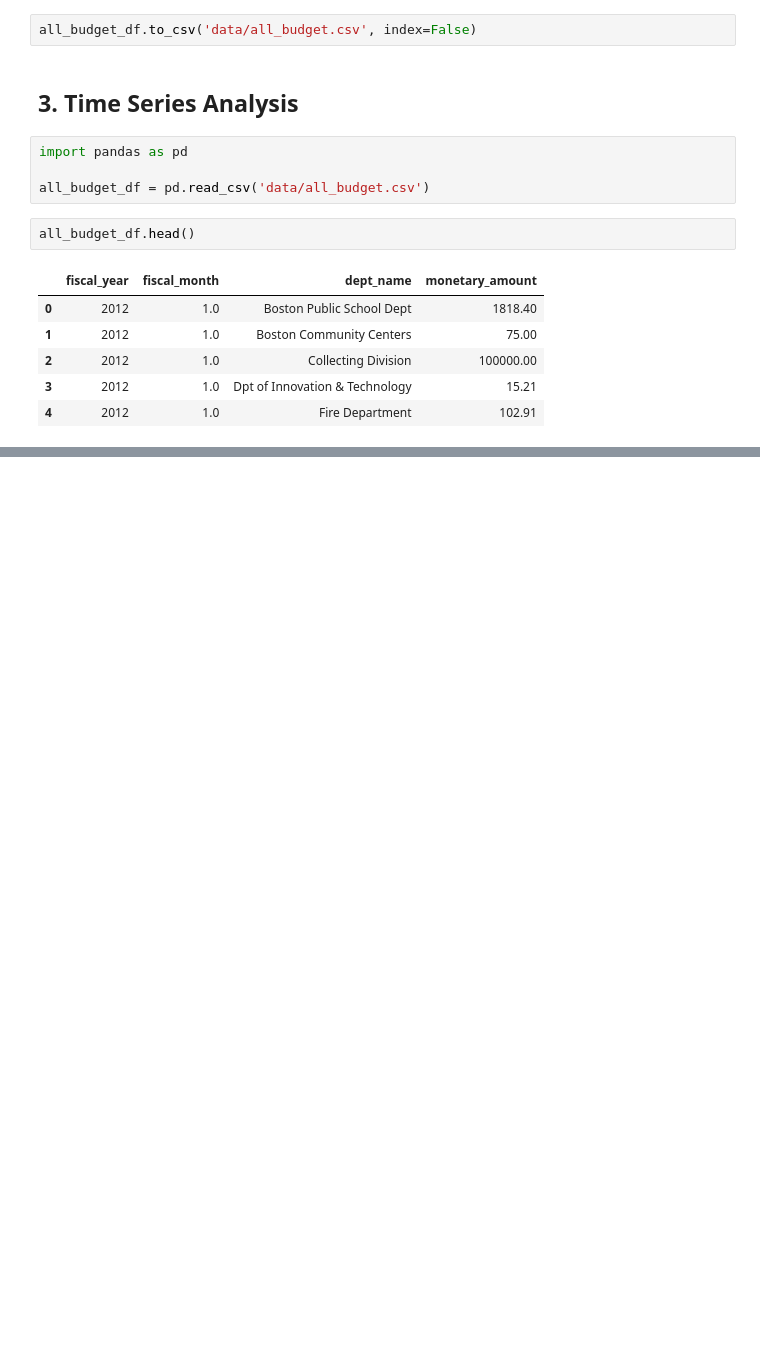
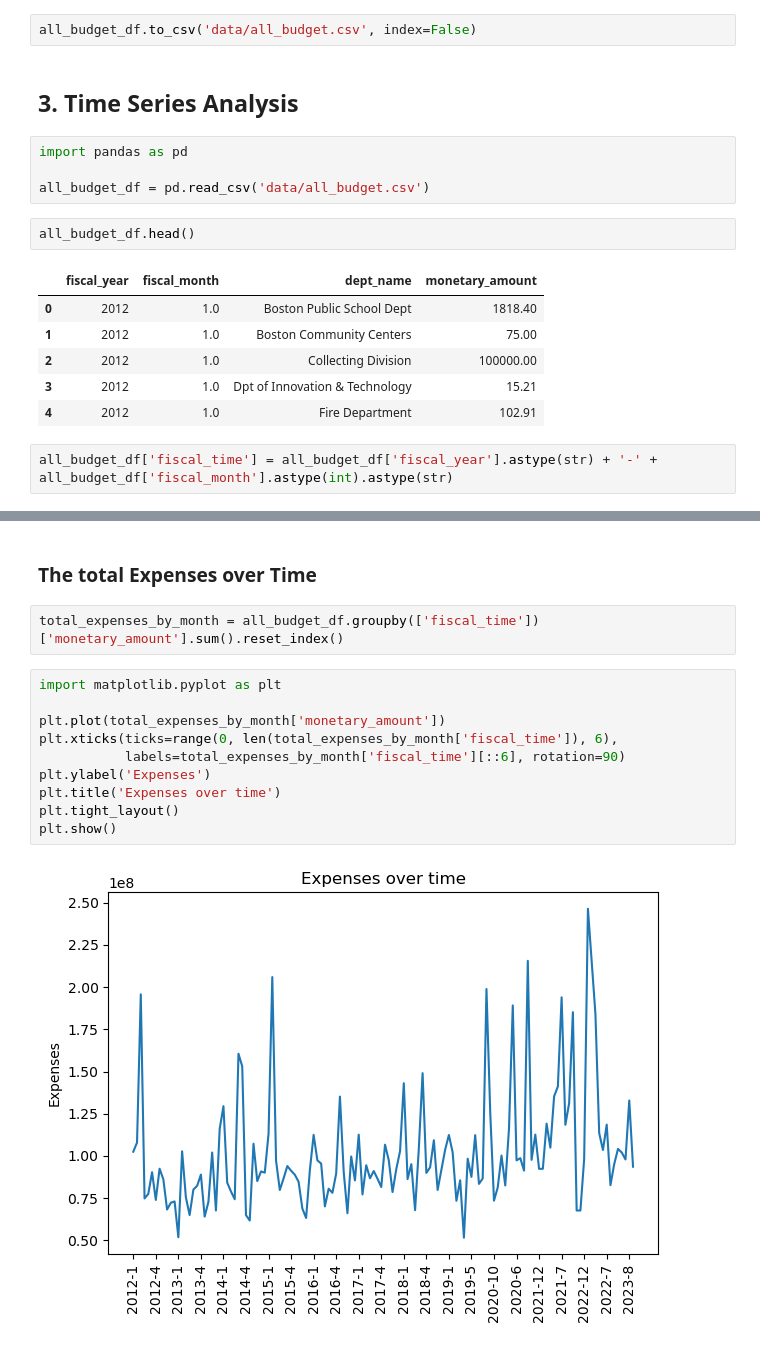
Before and after one commit to BU-Spark/ds-boston-city-budget, a Jupyter notebook: fa23-team-e/Extension Project.ipynb, the cells around one changed output, grey strips where cells are left out. Drawn from its saved outputs; the diff is of its cells as text; blank space fills up the shorter version.

Commit message:
did expenses over time

```diff
--- a/fa23-team-e/Extension Project.ipynb
+++ b/fa23-team-e/Extension Project.ipynb
@@ -205,3 +205,5 @@ all_budget_df.head()
 | 2 | 2012 | 1.0 | Collecting Division | 100000.00 |
 | 3 | 2012 | 1.0 | Dpt of Innovation & Technology | 15.21 |
 | 4 | 2012 | 1.0 | Fire Department | 102.91 |
+# %%
+all_budget_df['fiscal_time'] = all_budget_df['fiscal_year'].astype(str) + '-' + all_budget_df['fiscal_month'].astype(int).astype(str)
@@ -207,0 +219,16 @@ all_budget_df.head()
+# %% [markdown]
+### The total Expenses over Time
+# %%
+total_expenses_by_month = all_budget_df.groupby(['fiscal_time'])['monetary_amount'].sum().reset_index()
+# %%
+import matplotlib.pyplot as plt
+
+plt.plot(total_expenses_by_month['monetary_amount'])
+plt.xticks(ticks=range(0, len(total_expenses_by_month['fiscal_time']), 6),
+           labels=total_expenses_by_month['fiscal_time'][::6], rotation=90)
+plt.ylabel('Expenses')
+plt.title('Expenses over time')
+plt.tight_layout()
+plt.show()
+# %% [output]
+[figure, added]
```
Also changed, not shown: parts of 10 cells of this notebook.
